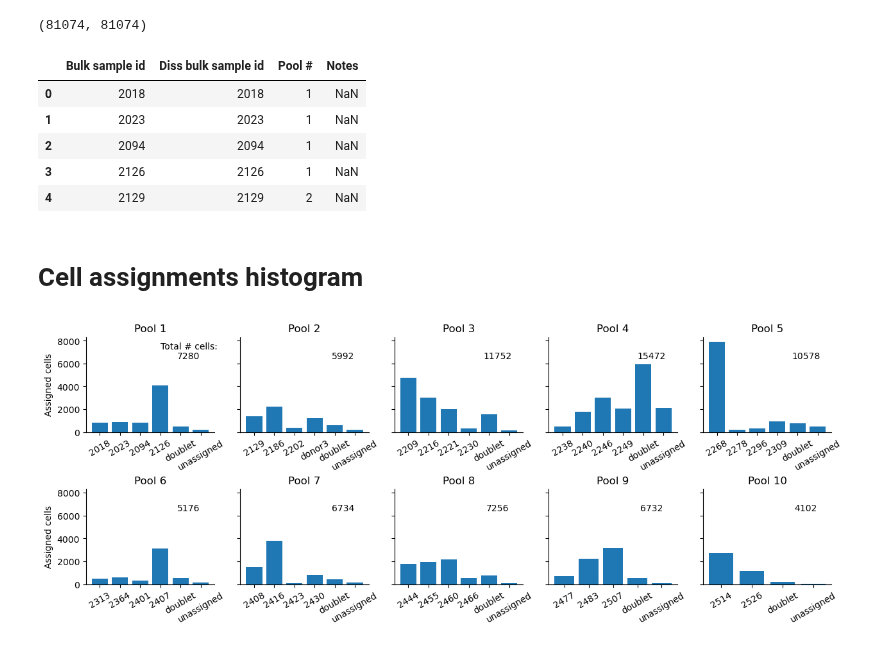
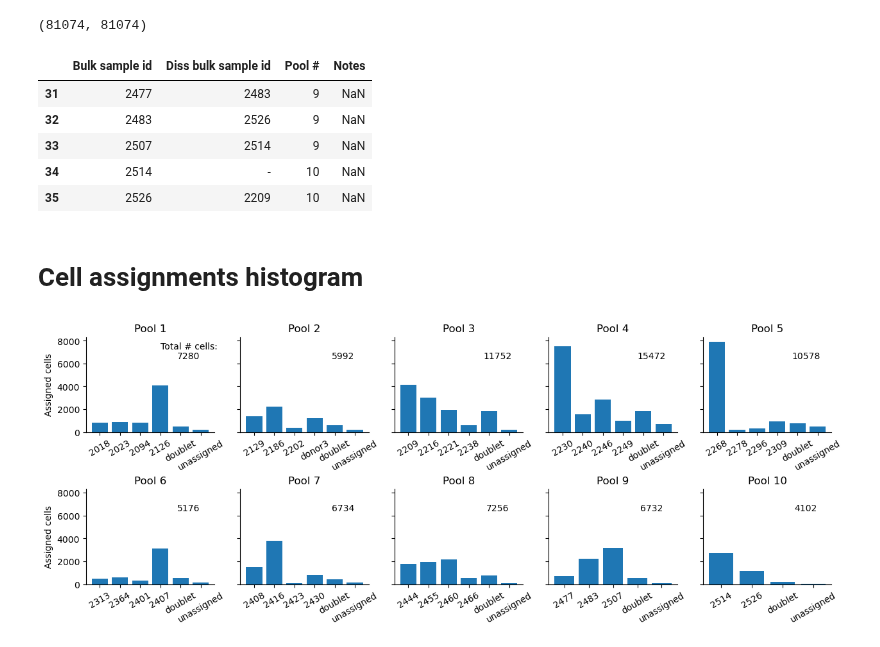
Before and after one commit to emma2207/hgsoc-reconstruction, a Jupyter notebook: demultiplexing_pooled_samples/scripts/bulk_vs_diss_bulk_ref_gex_dmx.ipynb, the cells around one changed output. Saved outputs shown, nothing was run; the diff lists cells and outputs as text; code cells hidden in the pictures.

Commit message:
update figures

```diff
--- a/demultiplexing_pooled_samples/scripts/bulk_vs_diss_bulk_ref_gex_dmx.ipynb
+++ b/demultiplexing_pooled_samples/scripts/bulk_vs_diss_bulk_ref_gex_dmx.ipynb
@@ -48,37 +48,37 @@ len(bulk_df), len(diss_df)
 # %% [output]
 (81074, 81074)
 # %%
-sample_id_mapping = pd.read_excel(cwd + "/samples_overview.xlsx", sheet_name="Sheet2")
+sample_id_mapping = pd.read_excel(cwd + "/samples_overview.xlsx", sheet_name="Bulk sample matching")
 # %%
-sample_id_mapping.head()
+sample_id_mapping.tail()
 # %% [output]
 |  | Bulk sample id | Diss bulk sample id | Pool # | Notes |
-| 0 | 2018 | 2018 | 1 | NaN |
-| 1 | 2023 | 2023 | 1 | NaN |
-| 2 | 2094 | 2094 | 1 | NaN |
-| 3 | 2126 | 2126 | 1 | NaN |
-| 4 | 2129 | 2129 | 2 | NaN |
+| 31 | 2477 | 2483 | 9 | NaN |
+| 32 | 2483 | 2526 | 9 | NaN |
+| 33 | 2507 | 2514 | 9 | NaN |
+| 34 | 2514 | - | 10 | NaN |
+| 35 | 2526 | 2209 | 10 | NaN |
 # %% [markdown]
 # Cell assignments histogram
 # %%
 def plot_assigned_cells_per_pool_hist(ref: Literal["bulk", "diss_bulk"], sample_id_mapping: pd.DataFrame, save: bool = False):
 
     if ref == "bulk":
-        df = bulk_df
+        df = bulk_df.copy()
     elif ref == "diss_bulk":
-        df = diss_df
+        df = diss_df.copy()
+        sample_id_map = sample_id_mapping[["Bulk sample id", "Diss bulk sample id"]].set_index("Diss bulk sample id").to_dict()["Bulk sample id"]
+        sample_id_map = {str(k): str(v) for k, v in sample_id_map.items()}
 
     df = df.replace({r"\d{6}/": ""}, regex=True)
+    if ref == "diss_bulk":
+        df["donor_id"] = df["donor_id"].replace(sample_id_map)
+
 
     fig, ax = plt.subplots(2, 5, figsize=(15, 5), sharey=True)
 
     for i in range(1, n_pool + 1):
-        sample_id_mapping_pool1 = sample_id_mapping[sample_id_mapping["Pool #"]==i]
-        sample_id_map = sample_id_mapping_pool1[["Bulk sample id", "Diss bulk sample id"]].set_index("Bulk sample id").to_dict()["Diss bulk sample id"]
-        sample_id_map = {k: str(v) for k, v in sample_id_map.items()}
-
         hist_data = df.loc[df["pool"]==i, "donor_id"].value_counts()
-        hist_data.rename(index=sample_id_map, inplace=True)
         hist_order = sorted(hist_data.index)
         hist_data = hist_data[hist_order]
 
@@ -104,6 +104,6 @@ def plot_assigned_cells_per_pool_hist(ref: Literal["bulk", "diss_bulk"], sample_
         fig.savefig(figname + ".pdf", bbox_inches="tight")
         fig.savefig(figname + ".png", bbox_inches="tight", dpi=150)
 # %%
-plot_assigned_cells_per_pool_hist("bulk", sample_id_mapping)
+plot_assigned_cells_per_pool_hist("bulk", sample_id_mapping, False)
 # %% [output]
-[figure, old version]
+[figure, new version]
```
Also changed, not shown: parts of 24 cells of this notebook, 1 other file.
